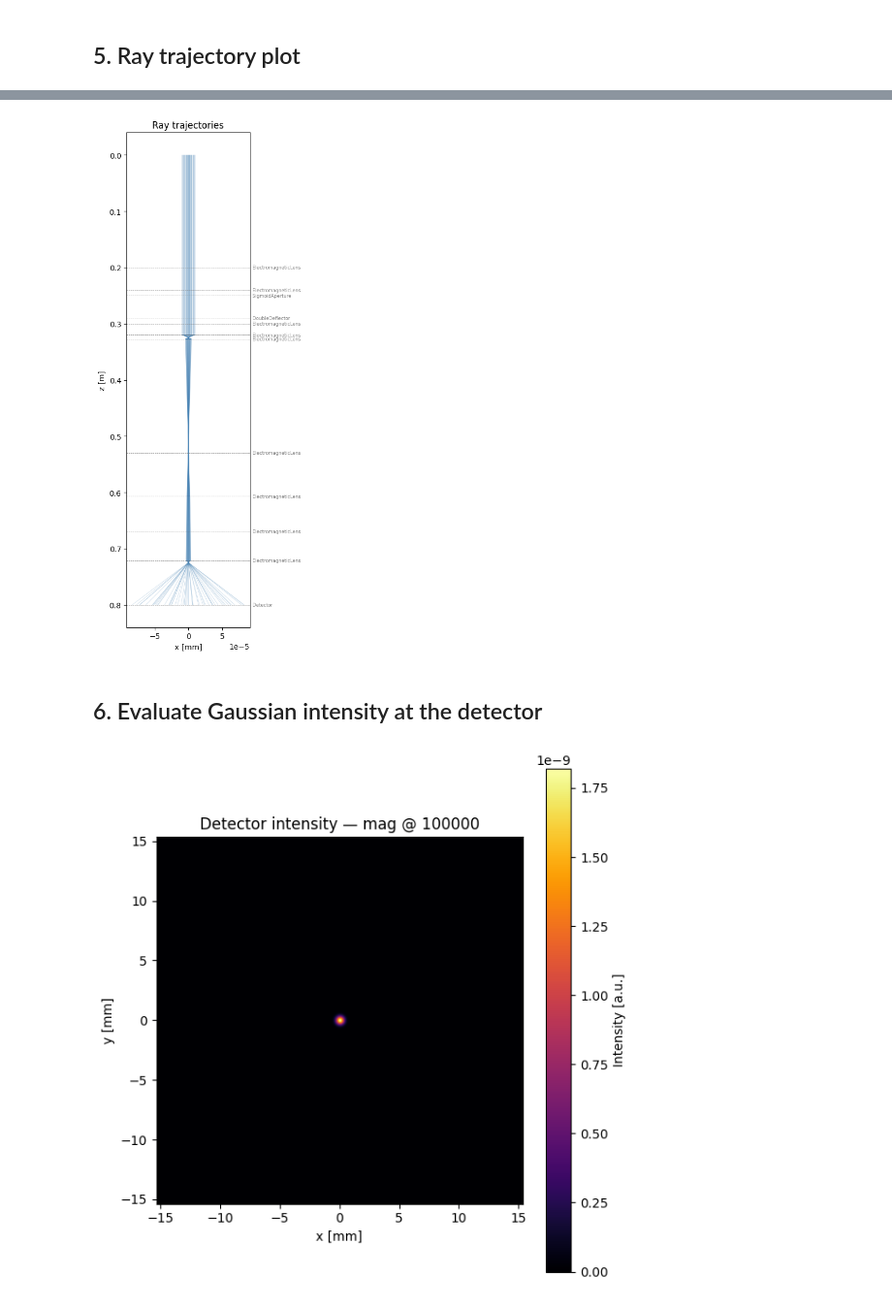
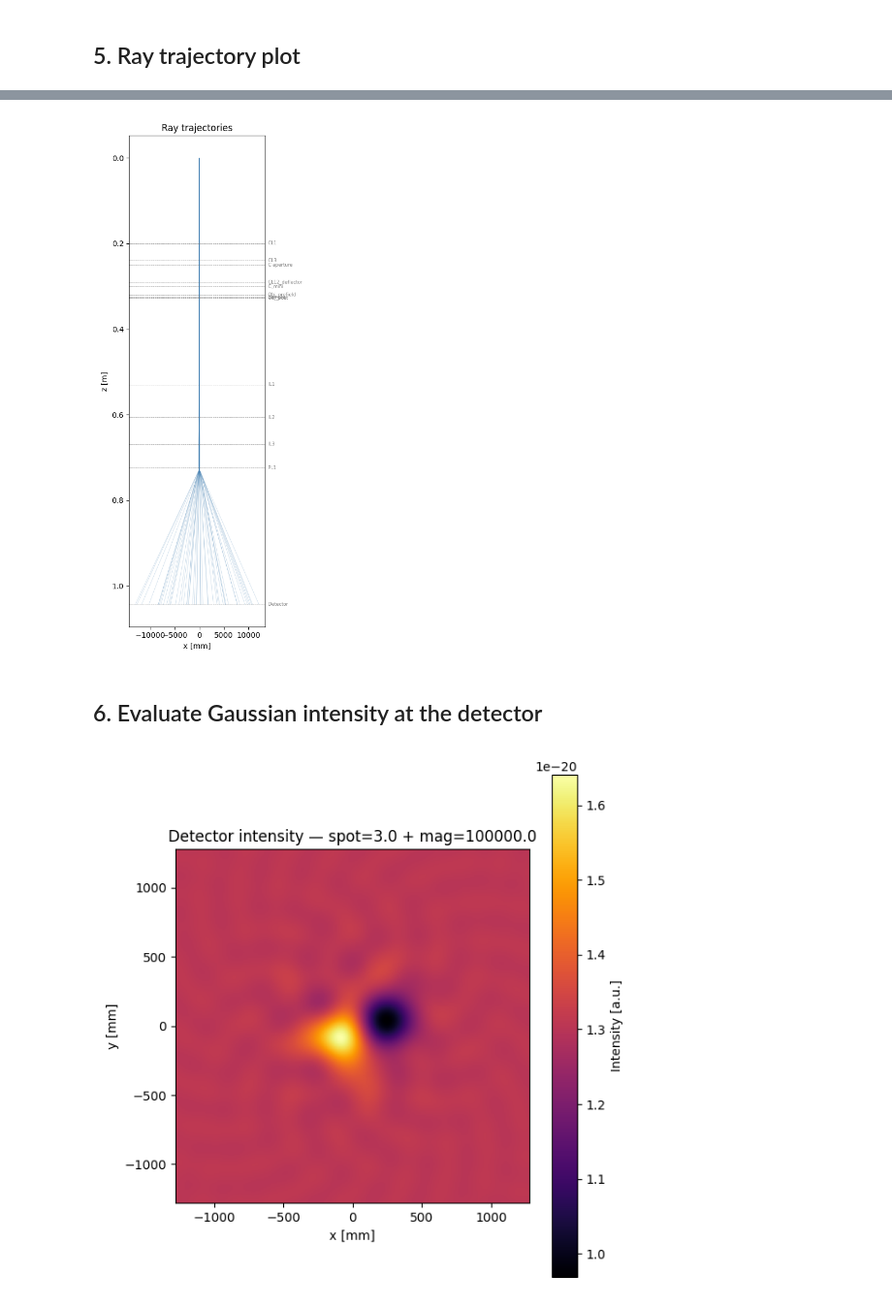
Before and after one commit to TemGym/TemGymCore, a Jupyter notebook: examples/microscope_models/microscope_gaussian_beam.ipynb, the cells around one changed output, grey strips where cells are left out. Shown at 97% size. Saved outputs shown, nothing was run; the diff lists cells and outputs as text; code cells hidden in the pictures.

Commit message:
Got ABCD matrices working in microscope_gaussian_beam.ipynb.

```diff
--- a/examples/microscope_models/microscope_gaussian_beam.ipynb
+++ b/examples/microscope_models/microscope_gaussian_beam.ipynb
@@ -27,13 +46,14 @@ model = MicroscopeModel.from_toml(
     mode_defaults={"spot": {"Obj_prefield": 1.0}},
 )
 
-mode_name = "mag"
-control_value = 100_000.0  # magnification
+# The microscope always runs in a condenser mode + an imaging mode simultaneously.
+operating_modes = {"spot": 3.0, "mag": 100_000.0}
 
 print(f"Voltage   : {model.voltage/1e3:.0f} kV")
 print(f"Lenses    : {[l.name for l in model.lenses]}")
 print(f"Deflectors: {[d.name for d in model.deflectors]}")
 print(f"Modes     : {list(model.modes.keys())}")
+print(f"Active    : {operating_modes}")
 # %% [output]
 Voltage   : 200 kV
 Lenses    : ['CL1', 'CL3', 'C_mini', 'Obj_prefield', 'Obj_post', 'IL1', 'IL2', 'IL3', 'PL1']
@@ -86,9 +124,10 @@ for c in column:
 z_source = model.auxiliary.get("z_source", 0.0)
 voltage = model.voltage
 
-beam_in = circular_input_wave(
-    aperture_radius=10e-9,  # 10 nm radius source
-    waist=5e-9,             # 5 nm Gaussian waist
+beam_in = point_source_wave(
+    n=10000,                  # 10000 Gaussian sub-beams
+    half_angle=0.5e-3,      # 0.5 mrad semi-convergence
+    waist=100e-9,            # 100 nm initial waist
     voltage=voltage,
     z0=z_source,
 )
@@ -104,20 +143,33 @@ def trace_column(beam, components):
     """Propagate beam through components, recording (z, x) at each step.
 
     Uses jax.vmap internally so each component sees a single ray.
+    Returns zs, xs arrays for plotting, plus a dict mapping each component
+    to its (before, after) beam states for evaluation at any plane.
     """
     zs = [float(beam.z[0])]
     xs = [np.array(beam.x)]
 
-    # run_iter_vmapped returns a tuple of Ray, one per propagation/component step
+    # run_iter_vmapped returns 2 rays per component: drift-to, then interact
     step_rays = run_iter_vmapped(beam, components)
-    for ray in step_rays:
+    beams = {}
+    for i, ray in enumerate(step_rays):
         zs.append(float(ray.z[0]))
         xs.append(np.array(ray.x))
+        # Even indices = arrived at component (before), odd = after interaction
+        comp_idx = i // 2
+        if i % 2 == 0:
+            beams[comp_idx] = {"before": ray}
+        else:
+            beams[comp_idx]["after"] = ray
 
     beam_out = step_rays[-1]
-    return np.array(zs), np.stack(xs, axis=0), beam_out
+    return np.array(zs), np.stack(xs, axis=0), beam_out, beams
 
 
-zs, xs, beam_out = trace_column(beam_in, column)
+zs, xs, beam_out, beams = trace_column(beam_in, column)
 print(f"Traced {len(zs)} steps, final z = {zs[-1]:.4f} m")
+
+# Map component labels to their index in the column for easy lookup
+comp_index = {name: i for i, name in enumerate(column_names)}
+print("Component index:", comp_index)
 # %% [output]
@@ -127,5 +260,5 @@ Traced 25 steps, final z = 0.8000 m
 # %%
-def plot_column(zs, xs, components, max_rays=50, ax=None):
+def plot_column(zs, xs, components, names=None, max_rays=50, ax=None):
     """Minimal ray trajectory visualisation along the column."""
     if ax is None:
         fig, ax = plt.subplots(figsize=(4, 10))
@@ -137,11 +270,9 @@ def plot_column(zs, xs, components, max_rays=50, ax=None):
         ax.plot(xs[:, j] * 1e3, zs, color="steelblue", alpha=0.3, lw=0.5)
 
     # Mark components
-    for c in components:
+    for i, c in enumerate(components):
         z_c = float(c.z)
-        label = type(c).__name__
-        if hasattr(c, 'name'):
-            label = getattr(c, 'name', label)
+        label = names[i] if names else type(c).__name__
         ax.axhline(z_c, color="gray", ls="--", lw=0.5)
         ax.text(
             ax.get_xlim()[1], z_c, f"  {label}",
@@ -156,37 +287,38 @@ def plot_column(zs, xs, components, max_rays=50, ax=None):
     return ax
 
 
-plot_column(zs, xs, column);
+plot_column(zs, xs, column, names=column_names);
 # %% [output]
-[figure, old version]
+[figure, new version]
 # %% [markdown]
 ## 6. Evaluate Gaussian intensity at the detector
 # %%
-field = evaluate_gaussians_for(beam_out, detector)
+field = evaluate_gaussians_gpu_kernel_wrapper(beam_out, detector)
 intensity = jnp.abs(field) ** 2
 
 extent_mm = (
     np.array([
         -det_info["shape"][1] / 2,
          det_info["shape"][1] / 2,
         -det_info["shape"][0] / 2,
          det_info["shape"][0] / 2,
     ])
     * det_info["pixel_size"]
     * 1e3  # to mm
 )
 
 fig, ax = plt.subplots(figsize=(6, 6))
 im = ax.imshow(
     np.array(intensity),
     extent=extent_mm,
     origin="lower",
     cmap="inferno",
 )
 ax.set_xlabel("x [mm]")
 ax.set_ylabel("y [mm]")
-ax.set_title(f"Detector intensity — {mode_name} @ {control_value:.0f}")
+mode_str = " + ".join(f"{k}={v}" for k, v in operating_modes.items())
+ax.set_title(f"Detector intensity — {mode_str}")
 fig.colorbar(im, ax=ax, label="Intensity [a.u.]")
 plt.tight_layout();
 # %% [output]
-[figure, old version]
+[figure, new version]
```
Also changed, not shown: parts of 13 cells of this notebook, 6 other files.
